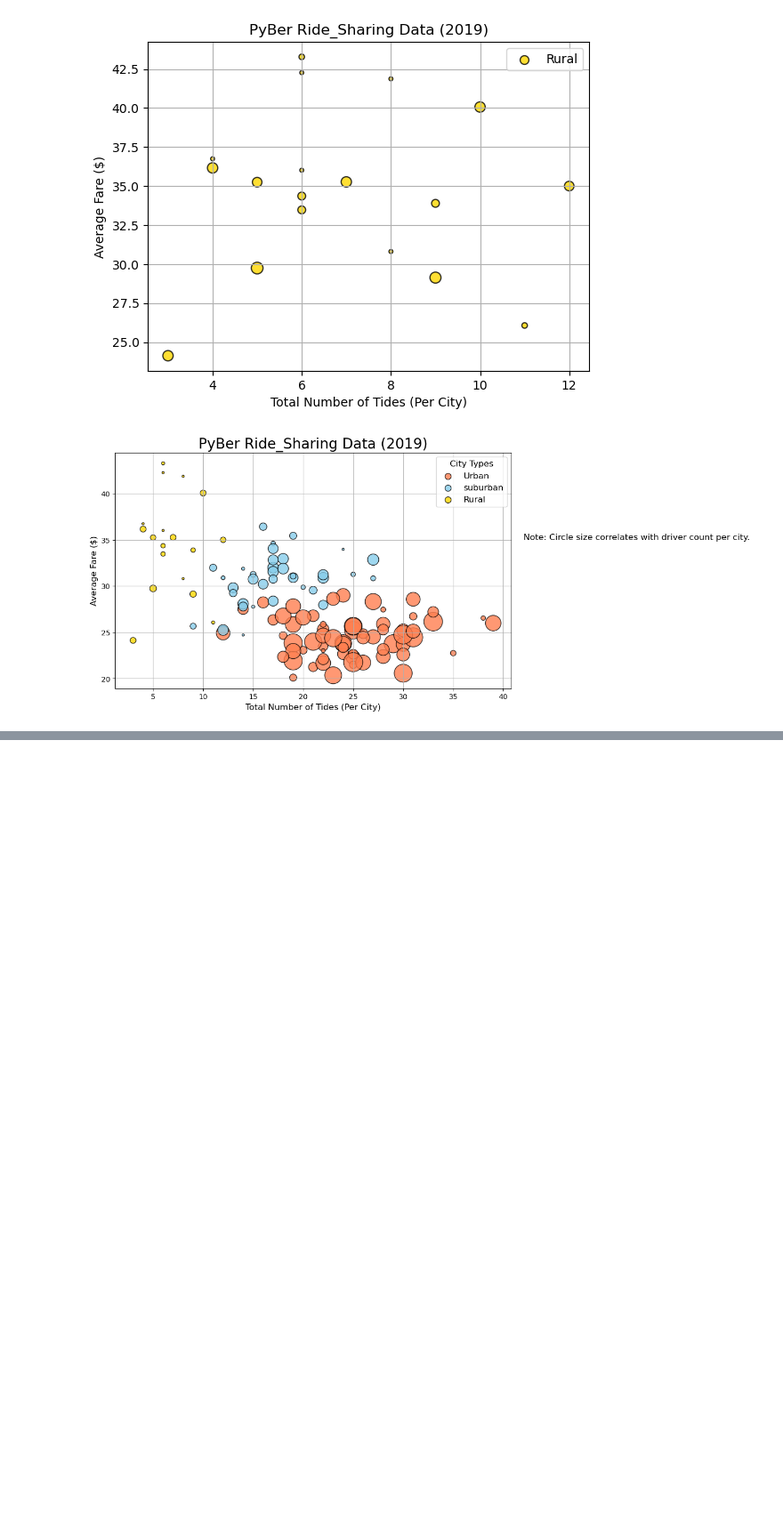
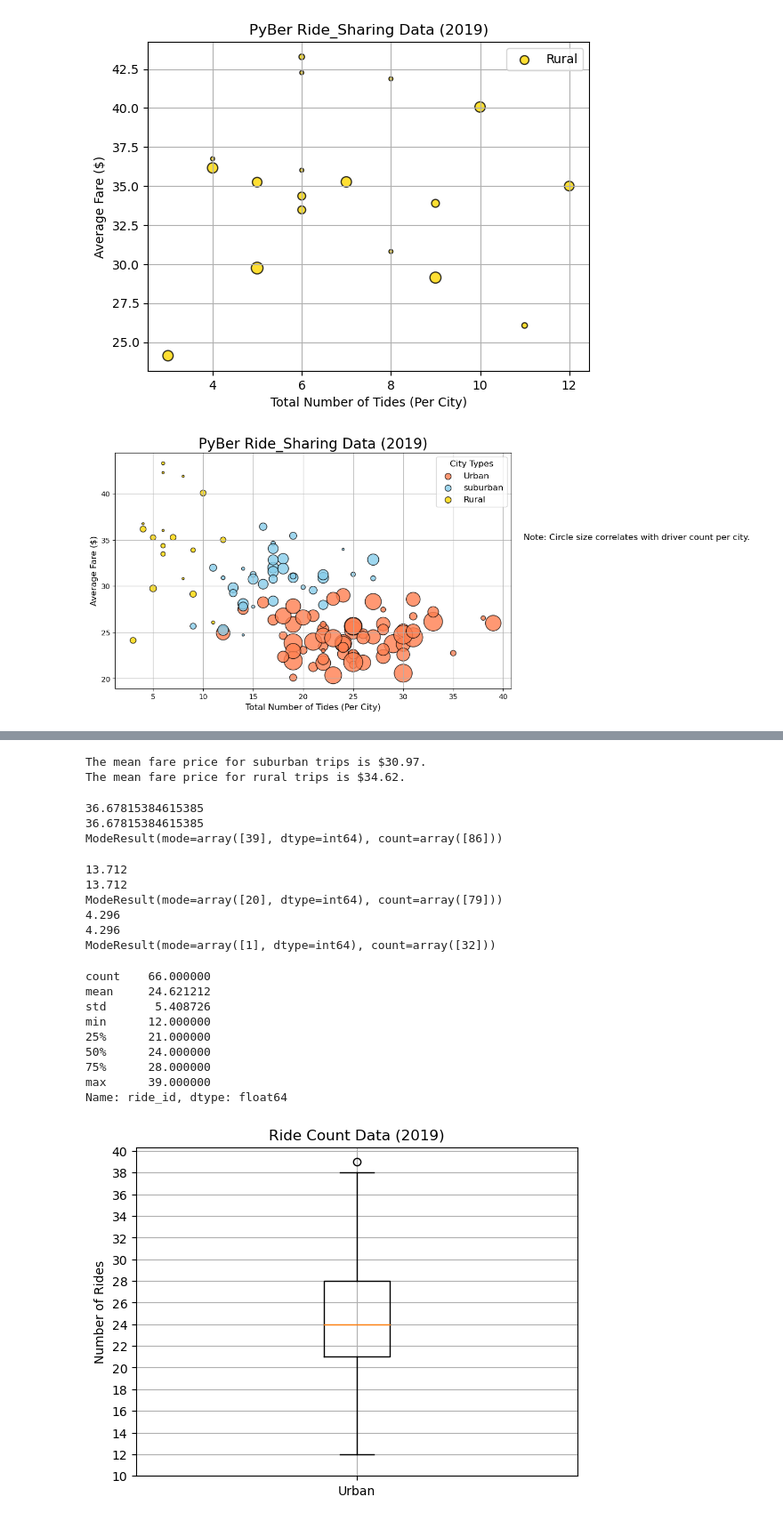
Before and after one commit to NikWalker/PyBer_Analysis, a Jupyter notebook: PyBer.ipynb, the cells around one changed output, grey strips where cells are left out. Shown: that part at 89% size. Saved outputs shown, nothing was run; the diff lists cells and outputs as text; code cells hidden in the pictures; blank space fills up the shorter version.

Commit message:
created box and whisker plots, and added figures to resources folder

```diff
--- a/PyBer.ipynb
+++ b/PyBer.ipynb
@@ -296,0 +452,76 @@ plt.savefig("analysis/Fig1.png")
+# %%
+#The average fare price is higher in which type of city?
+suburban_fares= suburban_cities_df["fare"]
+mean_suburban_fares =np.mean(suburban_fares)
+print(f"The mean fare price for suburban trips is ${mean_suburban_fares:.2f}.")
+
+rural_fares= rural_cities_df["fare"]
+mean_rural_fares =np.mean(rural_fares)
+print(f"The mean fare price for rural trips is ${mean_rural_fares:.2f}.")
+# %% [output]
+The mean fare price for suburban trips is $30.97.
+The mean fare price for rural trips is $34.62.
+# %%
+#get the driver count data from the urban cities
+urban_drivers= urban_cities_df['driver_count']
+urban_drivers.head()
+
+#skill drill Calculate the mean, median, and mode for the urban, suburban,
+#and rural driver count Series using NumPy and SciPy statistics module
+mean_urban_drivers = np.mean(urban_drivers)
+print(mean_urban_drivers)
+median_urban_drivers = np.median(urban_drivers)
+print(mean_urban_drivers)
+mode_urban_drivers= sts.mode(urban_drivers)
+print(mode_urban_drivers)
+# %% [output]
+36.67815384615385
+36.67815384615385
+ModeResult(mode=array([39], dtype=int64), count=array([86]))
+# %%
+#suburban
+suburban_drivers= suburban_cities_df['driver_count']
+mean_suburban_drivers = np.mean(suburban_drivers)
+print(mean_suburban_drivers)
+median_suburban_drivers = np.median(suburban_drivers)
+print(mean_suburban_drivers)
+mode_suburban_drivers= sts.mode(suburban_drivers)
+print(mode_suburban_drivers)
+
+#rural
+rural_drivers= rural_cities_df['driver_count']
+mean_rural_drivers = np.mean(rural_drivers)
+print(mean_rural_drivers)
+median_rural_drivers = np.median(rural_drivers)
+print(mean_rural_drivers)
+mode_rural_drivers= sts.mode(rural_drivers)
+print(mode_rural_drivers)
+# %% [output]
+13.712
+13.712
+ModeResult(mode=array([20], dtype=int64), count=array([79]))
+4.296
+4.296
+ModeResult(mode=array([1], dtype=int64), count=array([32]))
+# %%
+#create a box and whisker plot for the urban cities ride count
+x_labels =["Urban"]
+fig, ax=plt.subplots()
+ax.boxplot(urban_ride_count, labels=x_labels)
+#add the title, y axislabel and grid
+ax.set_title('Ride Count Data (2019)')
+ax.set_ylabel('Number of Rides')
+ax.set_yticks(np.arange(10,41, step=2))
+ax.grid()
+urban_ride_count.describe()
+# %% [output]
+count    66.000000
+mean     24.621212
+std       5.408726
+min      12.000000
+25%      21.000000
+50%      24.000000
+75%      28.000000
+max      39.000000
+Name: ride_id, dtype: float64
+[figure, added]
```
Also changed, not shown: parts of 28 cells of this notebook, 4 other files.
